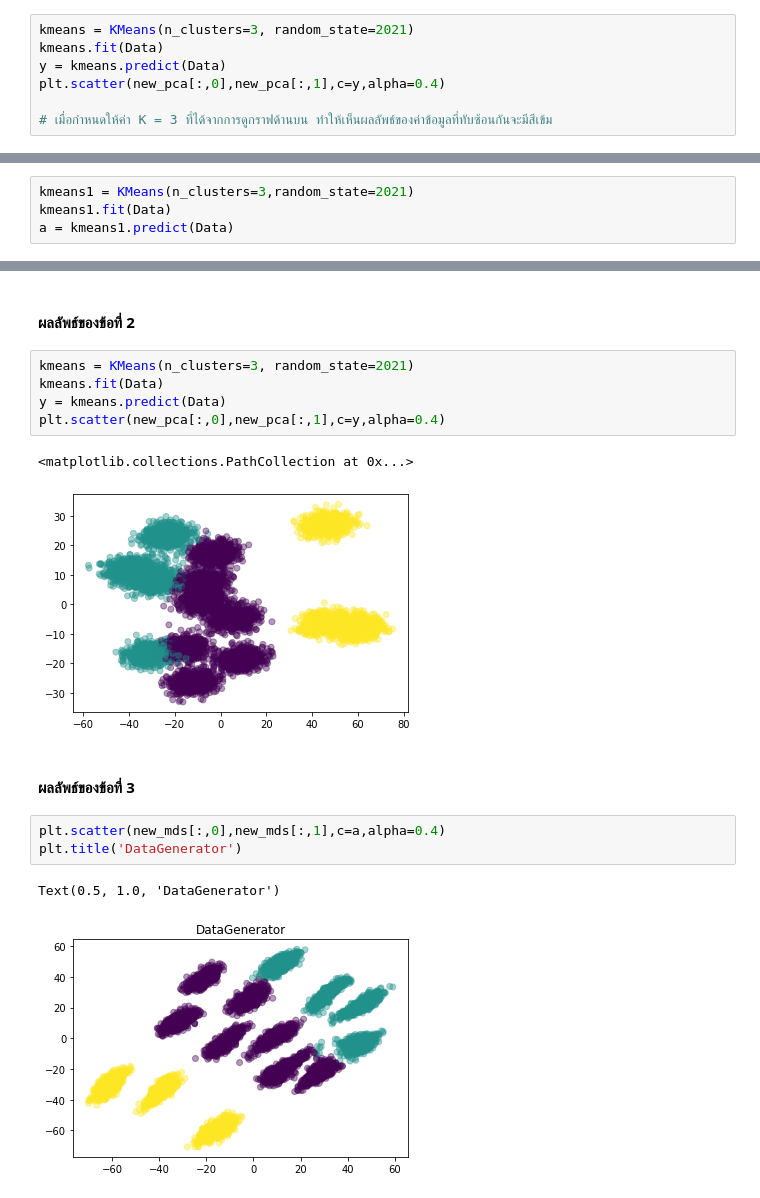
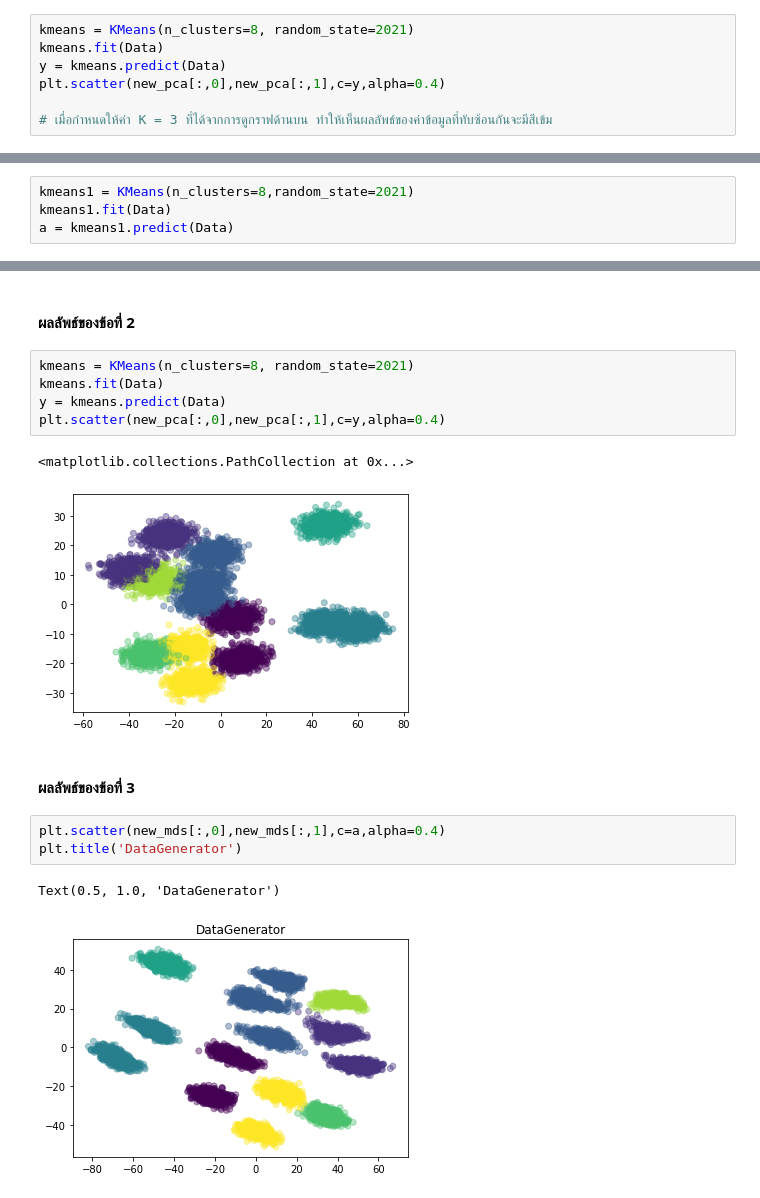
Before and after one commit to Umaporn19/multivariate, a Jupyter notebook: Multivariate_Exam.ipynb, the cells around one changed output, grey strips where cells are left out. Saved outputs shown, nothing was run; the diff lists cells and outputs as text.

```diff
--- a/Multivariate_Exam.ipynb
+++ b/Multivariate_Exam.ipynb
@@ -222,7 +222,7 @@ plt.ylabel('Silhouette Score');
 # %% [output]
 [figure]
 # %%
-kmeans = KMeans(n_clusters=3, random_state=2021)
+kmeans = KMeans(n_clusters=8, random_state=2021)
 kmeans.fit(Data)
 y = kmeans.predict(Data)
 plt.scatter(new_pca[:,0],new_pca[:,1],c=y,alpha=0.4)
@@ -273,7 +273,7 @@ mds = MDS(n_components=2)
 # %%
 new_mds = mds.fit_transform(Data)
 # %%
-kmeans1 = KMeans(n_clusters=3,random_state=2021)
+kmeans1 = KMeans(n_clusters=8,random_state=2021)
 kmeans1.fit(Data)
 a = kmeans1.predict(Data)
 # %%
@@ -287,13 +287,13 @@ Text(0.5, 1.0, 'DataGenerator')
 # %% [markdown]
 #### ผลลัพธ์ของข้อที่ 2
 # %%
-kmeans = KMeans(n_clusters=3, random_state=2021)
+kmeans = KMeans(n_clusters=8, random_state=2021)
 kmeans.fit(Data)
 y = kmeans.predict(Data)
 plt.scatter(new_pca[:,0],new_pca[:,1],c=y,alpha=0.4)
 # %% [output]
 <matplotlib.collections.PathCollection at 0x...>
-[figure, old version]
+[figure, new version]
 # %% [markdown]
 #### ผลลัพธ์ของข้อที่ 3
 # %%
@@ -301,4 +301,4 @@ plt.scatter(new_mds[:,0],new_mds[:,1],c=a,alpha=0.4)
 plt.title('DataGenerator')
 # %% [output]
 Text(0.5, 1.0, 'DataGenerator')
-[figure, old version]
+[figure, new version]
```
Also changed, not shown: parts of 6 cells of this notebook.
